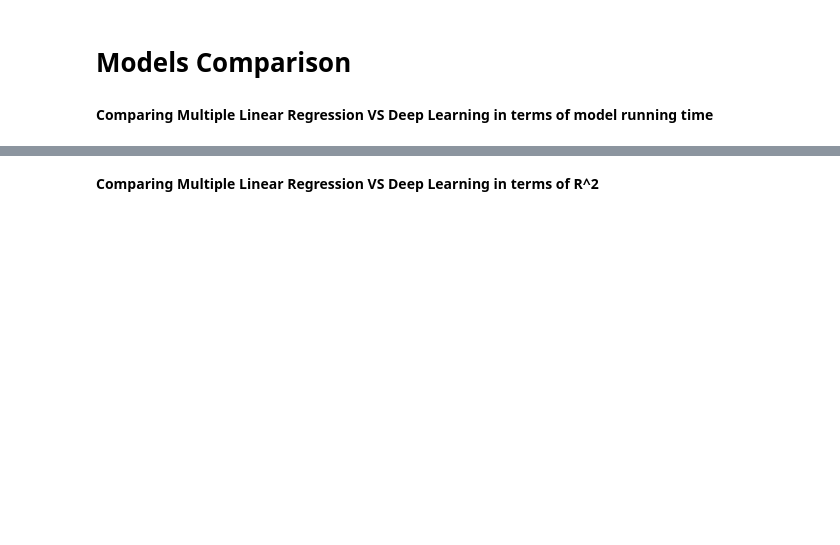
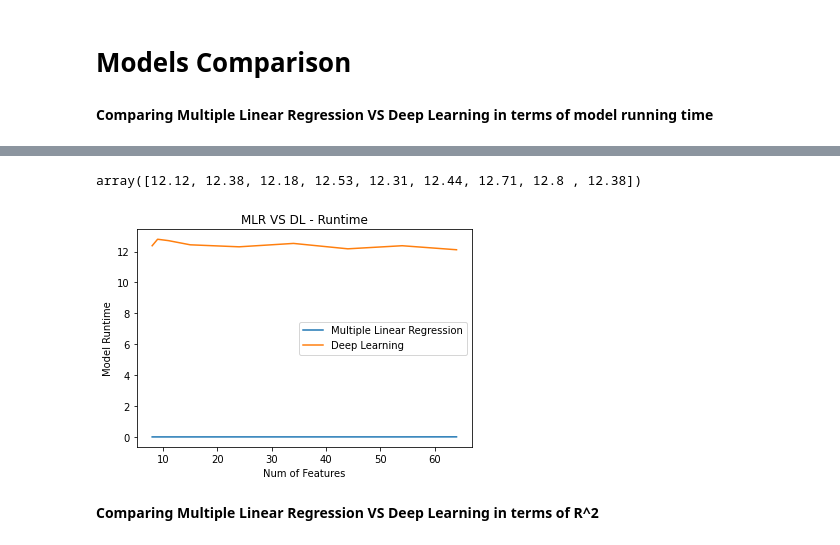
Before and after one commit to yajingran/group_2_final_project, a Jupyter notebook: Machine Leaning Model - House Price Prediction.ipynb, the cells around one changed output, grey strips where cells are left out. Drawn from its saved outputs; the diff is of its cells as text; code cells hidden in the pictures; blank space fills up the shorter version.

```diff
--- a/Machine Leaning Model - House Price Prediction.ipynb
+++ b/Machine Leaning Model - House Price Prediction.ipynb
@@ -639,3 +731,34 @@ plt.bar(x,y)
+# %%
+data['DL_Run_Time'].values
+# %% [output]
+array([12.12, 12.38, 12.18, 12.53, 12.31, 12.44, 12.71, 12.8 , 12.38])
+# %%
+# MLR points
+x1 = [64,54,44,34,24,15,11,9,8]
+y1 = [0.006, 0.003, 0.003, 0.003, 0.003, 0.002, 0.002, 0.002, 0.002]
+# plotting the line 1 points
+plt.plot(x1, y1, label = "Multiple Linear Regression")
+
+# DL points
+x2 = [64,54,44,34,24,15,11,9,8]
+y2 = [12.12, 12.38, 12.18, 12.53, 12.31, 12.44, 12.71, 12.8 , 12.38]
+# plotting the DL points
+plt.plot(x2, y2, label = "Deep Learning")
+
+# naming the x axis
+plt.xlabel('Num of Features')
+# naming the y axis
+plt.ylabel('Model Runtime')
+# giving a title to my graph
+plt.title('MLR VS DL - Runtime')
+
+# show a legend on the plot
+plt.legend()
+
+# function to show the plot
+plt.show()
+# %% [output]
+[figure, added]
 # %% [markdown]
 **Comparing Multiple Linear Regression VS Deep Learning in terms of R^2**
 # %%
```
Also changed, not shown: parts of 30 cells of this notebook, 29 other files.
